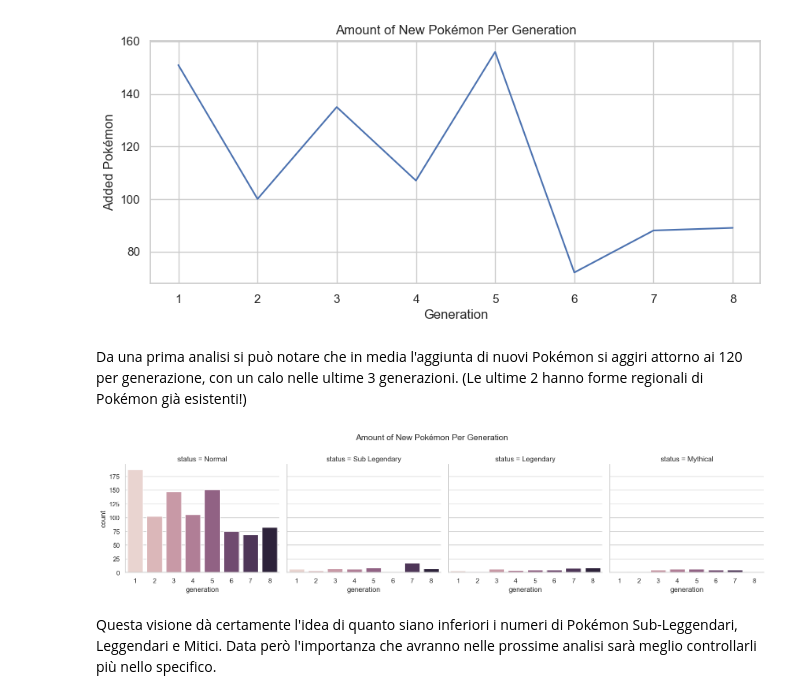
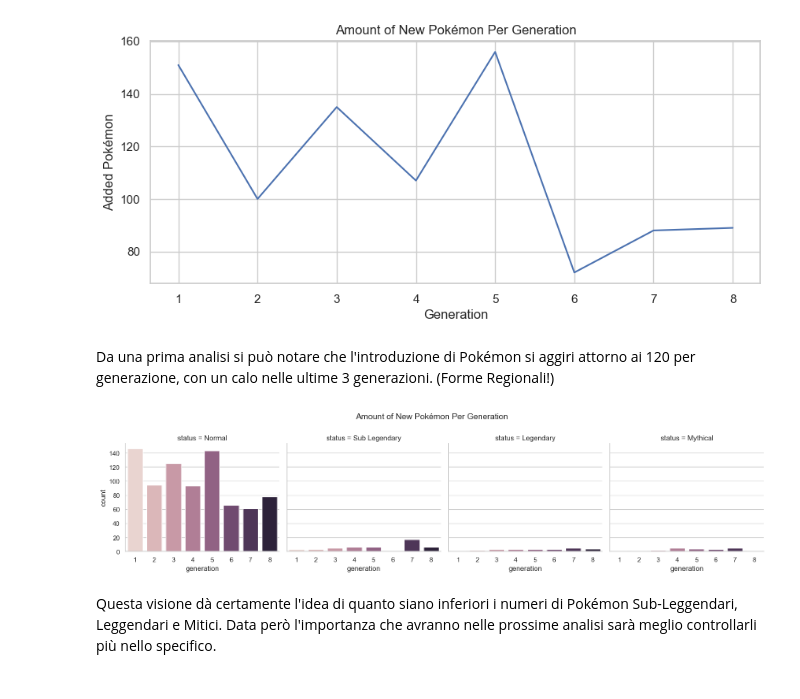
Before and after one commit to T-m-m-s/ProjectSDD, a Jupyter notebook: Project.ipynb, the cells around one changed output. Saved outputs shown, nothing was run; the diff lists cells and outputs as text; code cells hidden in the pictures.

```diff
--- a/Project.ipynb
+++ b/Project.ipynb
@@ -65,13 +65,13 @@ ax = sns.lineplot(data = gen_amount).set(xlabel = 'Generation', ylabel = 'Added
 # %% [output]
 [figure]
 # %% [markdown]
-Da una prima analisi si può notare che in media l'aggiunta di nuovi Pokémon si aggiri attorno ai 120 per generazione, con un calo nelle ultime 3 generazioni. (Le ultime 2 hanno forme regionali di Pokémon già esistenti!)
+Da una prima analisi si può notare che l'introduzione di Pokémon si aggiri attorno ai 120 per generazione, con un calo nelle ultime 3 generazioni. (Forme Regionali!)
 # %%
-g=sns.catplot(x = 'generation', col = 'status', kind = 'count', hue = 'generation', legend = False, data = pokedex, height = 4)
-g.fig.subplots_adjust(top = 0.8);
-g.fig.suptitle('Amount of New Pokémon Per Generation', fontsize = 14);
+f=sns.catplot(x = 'generation', col = 'status', kind = 'count', hue = 'generation', legend = False, data = pokedex_nd, height = 4)
+f.fig.subplots_adjust(top = 0.8);
+f.fig.suptitle('Amount of New Pokémon Per Generation', fontsize = 14);
 # %% [output]
-[figure, old version]
+[figure, new version]
 # %% [markdown]
 Questa visione dà certamente l'idea di quanto siano inferiori i numeri di Pokémon Sub-Leggendari, Leggendari e Mitici. Data però l'importanza che avranno nelle prossime analisi sarà meglio controllarli più nello specifico.
 # %%
```
Also changed, not shown: parts of 14 cells of this notebook, 2 other files.
